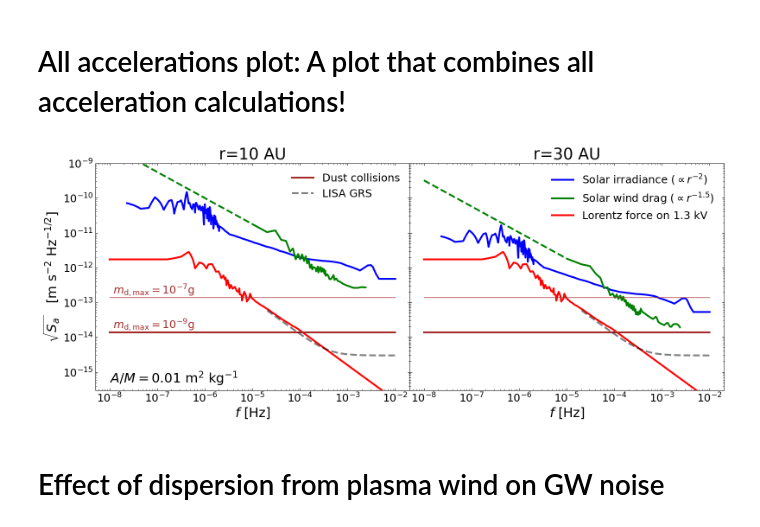
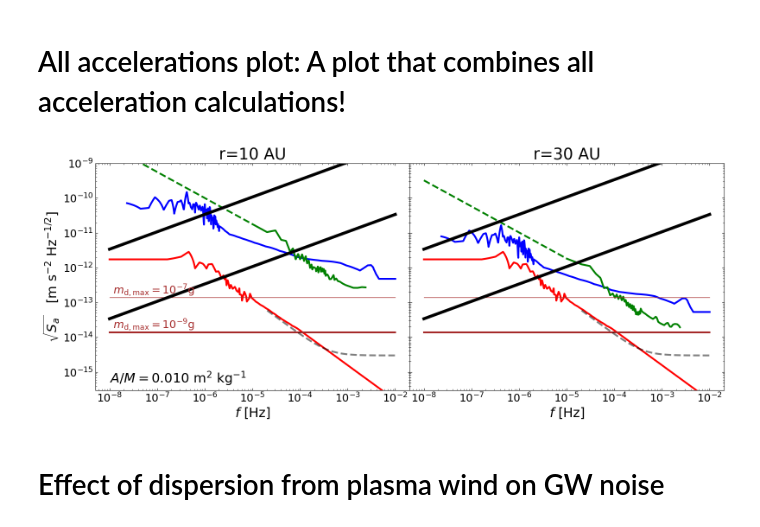
Before and after one commit to astromcquinn/GWwithDragFree, a Jupyter notebook: GWsensitivity_2baselines.ipynb, the cells around one changed output. Saved outputs shown, nothing was run; the diff lists cells and outputs as text; code cells hidden in the pictures.

```diff
--- a/GWsensitivity_2baselines.ipynb
+++ b/GWsensitivity_2baselines.ipynb
@@ -19,6 +19,7 @@ me = 9.11e-28 #g
 lightspeed = 2.9979e10 #cm/s
 lightspeed_SI = 2.9979e8 #cm/s
 AU_in_cm=1.496e13 #cm
+kboltz = 1.38065e-16 #Joule/K
 
 
 #SI units
@@ -470,6 +475,14 @@ Acceleration at frequencies [1e-05, 1e-06] Hz for baseline 30 AU: [1.82176323e-1
 # %% [markdown]
 # All accelerations plot:  A plot that combines all acceleration calculations!
 # %%
+plot_outgassing = True
+
+#for outgassing calculations
+def getAccelerationoffgassing(nuGW, dm_gram =10**-4,  Tgas=280, mu=20):
+    voutgas = np.sqrt(kboltz*Tgas/(mu*mp))  #1 dimension; 3/2 and sqrt 3 cancel for one dim so there is no numercial factor
+    return dm_gram*nuGW*voutgas/mass_spacecraft_g/100 #the hundred is to get to cm/s^2
+
+
 # Set up the plot with shared y-axis
 fig, axes = plt.subplots(nrows=1, ncols=num_baselines, figsize=(8 * num_baselines, 3.2 * num_baselines), sharex=True, sharey=True)
 plt.subplots_adjust(wspace=0)#, top=0.95, bottom=0.05)
@@ -549,36 +562,44 @@ for i in range(num_baselines):
     # Add text with area-to-mass ratio
     if i ==0:
         ax.text(freq_arr[1], 2.2 * acc_min,
-                r'$A/M=${:.2f} m$^2$ kg$^{{-1}}$'.format(area_spacecraft_irradiance_msq / mass_spacecraft_kg),
+                r'$A/M=${:.3f} m$^2$ kg$^{{-1}}$'.format(area_spacecraft_irradiance_msq / mass_spacecraft_kg),
                 ha='left', va='center', fontsize=22)
 
     # Set labels and title
     ax.set_title(r'r={} AU'.format(baseline_length_AU))
 
     if i == 0:
         ax.set_ylabel(r'$\sqrt{S_a}$   [m s$^{-2}$ Hz$^{-1/2}$]', fontsize=22)
     # ax.set_xlabel(r'Frequency $\nu$ [Hz]', fontsize=22)
-    ax.legend(fontsize=18, frameon=False, framealpha=0)
+
     # ax.grid(True)
 
     ax.tick_params(axis='both', which='major', labelsize=18)
     ax.tick_params(axis='x', top=True, direction='in')
     ax.tick_params(axis='y', right=True, direction='in')
     ax.tick_params(axis='both', which='minor', direction='in')
     ax.tick_params(axis='x', which='minor', top=True)
     ax.tick_params(axis='y', which='minor', right=True)
 
 
     ax.set_xlabel(r'$f$ [Hz]', fontsize=22)
 
+
+    if plot_outgassing:
+        ax.loglog(freq_arr, getAccelerationoffgassing(freq_arr, dm_gram=10**-4)/freq_arr**.5, lw=5, color='black')
+        ax.loglog(freq_arr, getAccelerationoffgassing(freq_arr, dm_gram=10**-6)/freq_arr**.5, lw=5, color='black')
+    else:
+        ax.legend(fontsize=18, frameon=False, framealpha=0)
+
+
 plt.subplots_adjust(left=0.08, right=0.99, top=0.93, bottom=0.11)
 #save the figure
 plt.savefig("figures/accelerations_A{}m{}.pdf".format(area_spacecraft_irradiance_msq, mass_spacecraft_kg), format='pdf')
 # plt.savefig("/Users/cdmcgrat/Desktop/matt_updated_figs/fig1.pdf", bbox_inches='tight', format='pdf')
 
 plt.show()
 # %% [output]
-[figure, old version]
+[figure, new version]
 # %% [markdown]
 # Effect of dispersion from plasma wind on GW noise
 # %%
```
Also changed, not shown: parts of 9 cells of this notebook.
